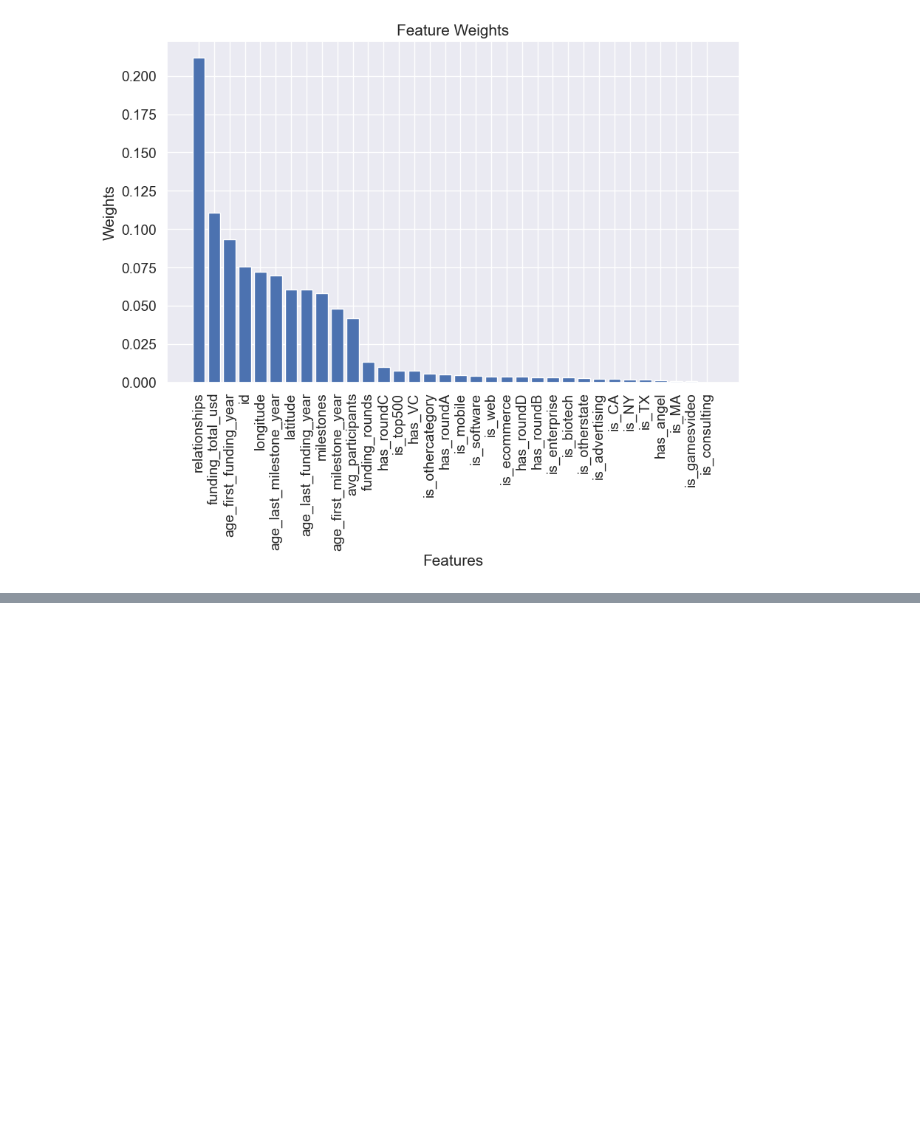
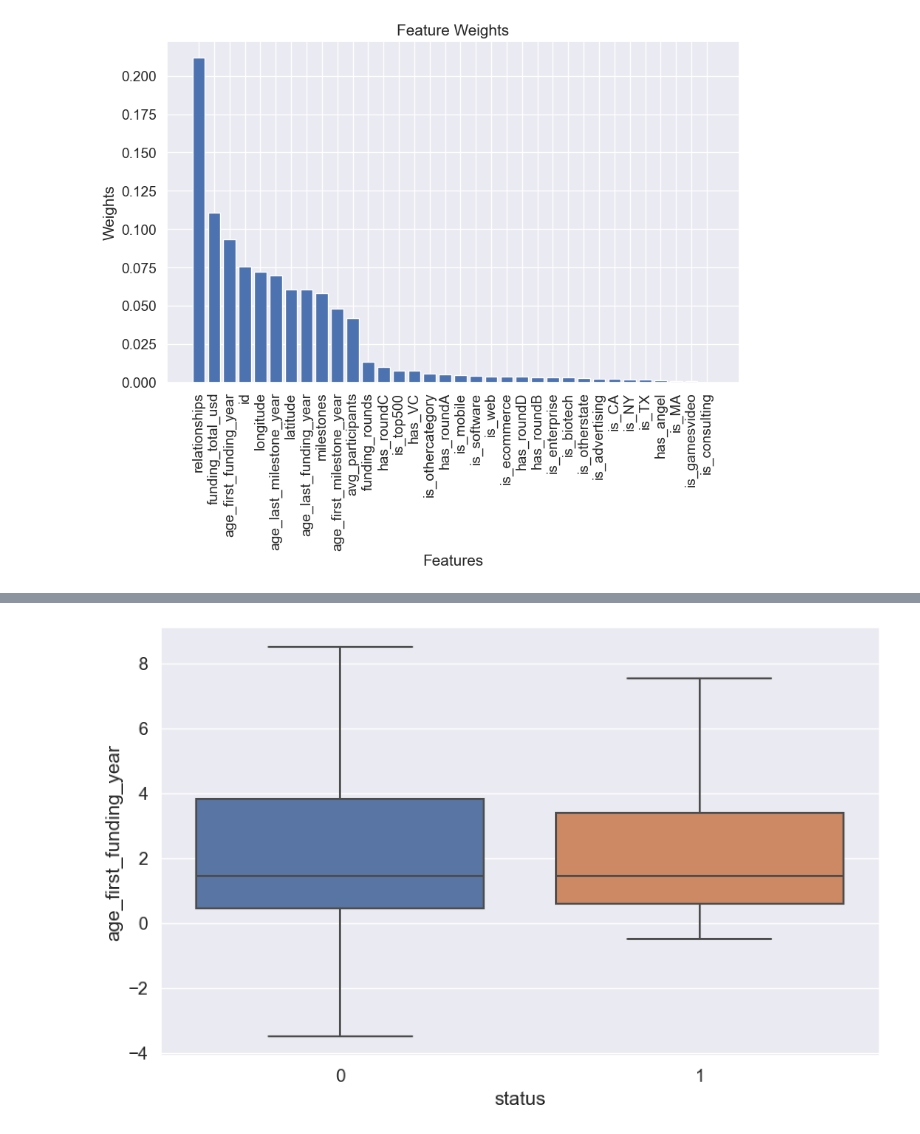
Before and after one commit to emurillo98/capstone-2, a Jupyter notebook: startup_prediction.ipynb, the cells around one changed output, grey strips where cells are left out. Saved outputs shown, nothing was run; the diff lists cells and outputs as text; code cells hidden in the pictures; blank space fills up the shorter version.

```diff
--- a/startup_prediction.ipynb
+++ b/startup_prediction.ipynb
@@ -894,0 +981,9 @@ plt.show()
+# %%
+#Boxplot of top important feature #3 'relationships'
+sns.set(font_scale=1.25)
+plt.figure(figsize=(10,6))
+sns.boxplot(y=df1['age_first_funding_year'], x=df1['status'],showfliers=False )
+plt.ticklabel_format(style='plain', axis='y')
+plt.show()
+# %% [output]
+[figure, added]
```
Also changed, not shown: parts of 21 cells of this notebook.
